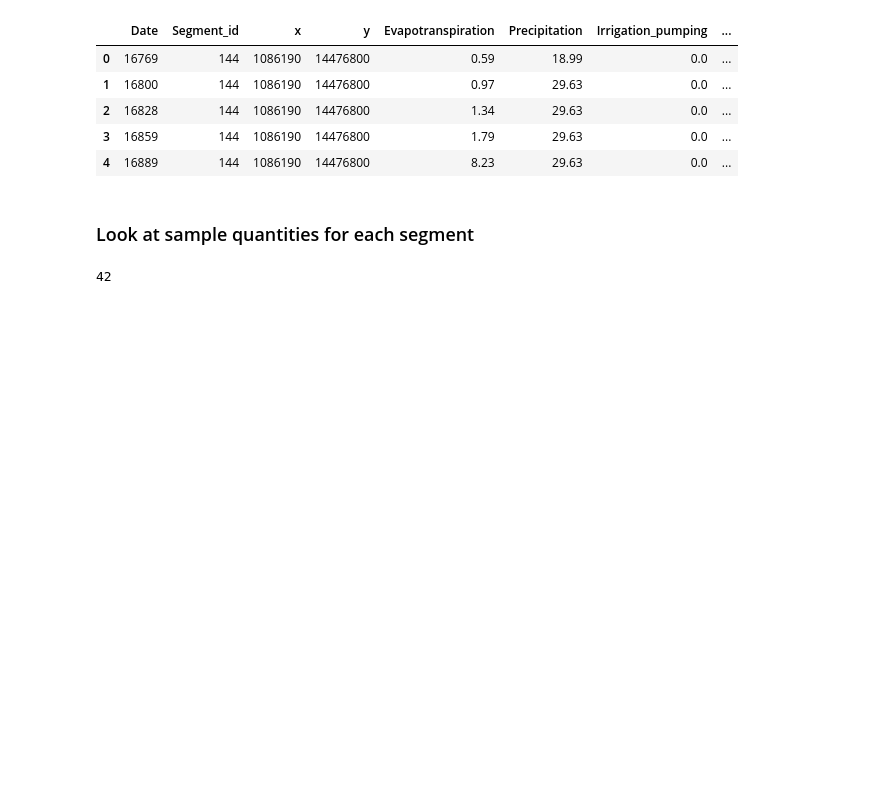
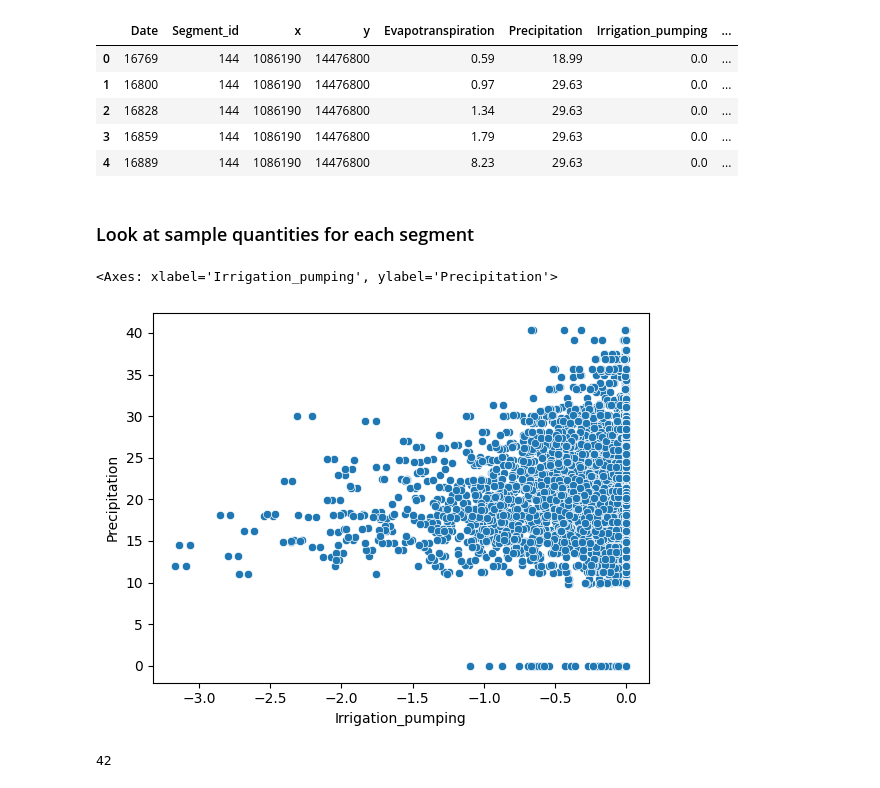
Before and after one commit to Logsterx7/cs5830_project6, a Jupyter notebook: project6.ipynb, the cells around one changed output. Drawn from its saved outputs; the diff is of its cells as text; code cells hidden in the pictures; blank space fills up the shorter version.

```diff
--- a/project6.ipynb
+++ b/project6.ipynb
@@ -19,6 +20,13 @@ df.head()
 | 4 | 16889 | 144 | 1086190 | 14476800 | 8.23 | 29.63 | 0.0 | ... |
 # %% [markdown]
 ### Look at sample quantities for each segment
+# %%
+# evapo trans and seg id
+plt.figure()
+sns.scatterplot(data=df, x='Irrigation_pumping', y='Precipitation')
+# %% [output]
+<Axes: xlabel='Irrigation_pumping', ylabel='Precipitation'>
+[figure, added]
 # %%
 distinct_segment_ids = df['Segment_id'].nunique()
 print(distinct_segment_ids)
```
Also changed, not shown: parts of 3 cells of this notebook.
